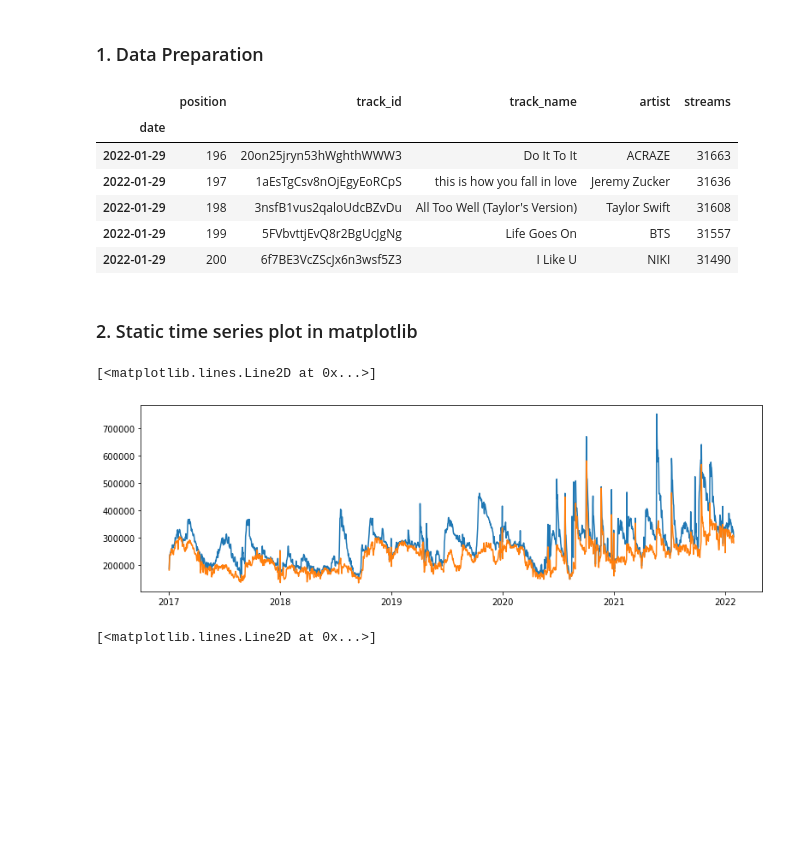
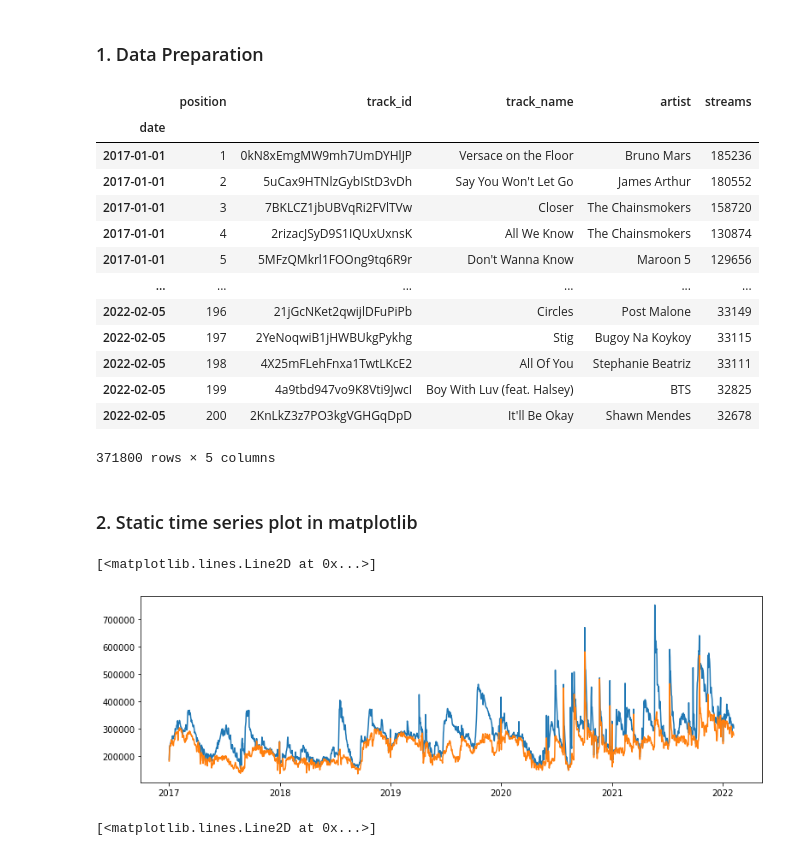
Before and after one commit to jcacperalta/spotify_streams_analysis, a Jupyter notebook: top_stream_interactive_time_series.ipynb, the cells around one changed output. Cells and saved outputs as stored; diff of their text form; code cells hidden in the pictures; blank space fills up the shorter version.

```diff
--- a/top_stream_interactive_time_series.ipynb
+++ b/top_stream_interactive_time_series.ipynb
@@ -14,17 +14,24 @@ import matplotlib.pyplot as plt
 # %%
 # read and process the charts dataset
 charts_df = pd.read_csv('data/spotify_daily_charts.csv')
-charts_df = pd.concat([charts_df,pd.read_csv('data/spotify_daily_charts_.csv')])
-
+#charts_df = pd.concat([charts_df, pd.read_csv('data/spotify_daily_charts_.csv')])
 #transform date column into a datetime column
 charts_df['date'] = pd.to_datetime(charts_df['date'])
+#set date as index
 charts_df = charts_df.set_index('date')
-charts_df.tail()
+charts_df
 # %% [output]
 |  | position | track_id | track_name | artist | streams |
 | date |  |  |  |  |  |
-| 2022-01-29 | 196 | 20on25jryn53hWghthWWW3 | Do It To It | ACRAZE | 31663 |
-| 2022-01-29 | 197 | 1aEsTgCsv8nOjEgyEoRCpS | this is how you fall in love | Jeremy Zucker | 31636 |
-| 2022-01-29 | 198 | 3nsfB1vus2qaloUdcBZvDu | All Too Well (Taylor's Version) | Taylor Swift | 31608 |
-| 2022-01-29 | 199 | 5FVbvttjEvQ8r2BgUcJgNg | Life Goes On | BTS | 31557 |
-| 2022-01-29 | 200 | 6f7BE3VcZScJx6n3wsf5Z3 | I Like U | NIKI | 31490 |
+| 2017-01-01 | 1 | 0kN8xEmgMW9mh7UmDYHlJP | Versace on the Floor | Bruno Mars | 185236 |
+| 2017-01-01 | 2 | 5uCax9HTNlzGybIStD3vDh | Say You Won't Let Go | James Arthur | 180552 |
+| 2017-01-01 | 3 | 7BKLCZ1jbUBVqRi2FVlTVw | Closer | The Chainsmokers | 158720 |
+| 2017-01-01 | 4 | 2rizacJSyD9S1IQUxUxnsK | All We Know | The Chainsmokers | 130874 |
+| 2017-01-01 | 5 | 5MFzQMkrl1FOOng9tq6R9r | Don't Wanna Know | Maroon 5 | 129656 |
+| ... | ... | ... | ... | ... | ... |
+| 2022-02-05 | 196 | 21jGcNKet2qwijlDFuPiPb | Circles | Post Malone | 33149 |
+| 2022-02-05 | 197 | 2YeNoqwiB1jHWBUkgPykhg | Stig | Bugoy Na Koykoy | 33115 |
+| 2022-02-05 | 198 | 4X25mFLehFnxa1TwtLKcE2 | All Of You | Stephanie Beatriz | 33111 |
+| 2022-02-05 | 199 | 4a9tbd947vo9K8Vti9JwcI | Boy With Luv (feat. Halsey) | BTS | 32825 |
+| 2022-02-05 | 200 | 2KnLkZ3z7PO3kgVGHGqDpD | It'll Be Okay | Shawn Mendes | 32678 |
+371800 rows × 5 columns
@@ -42,7 +51,7 @@ data2 = charts_df[charts_df['position']==2]
 plt.plot(data2['streams'])
 # %% [output]
 [<matplotlib.lines.Line2D at 0x...>]
-[figure, old version]
+[figure, new version]
 # %%
 #top 2
 fig = plt.figure(figsize=(13,4))
```
Also changed, not shown: parts of 3 cells of this notebook, 1 other file.
